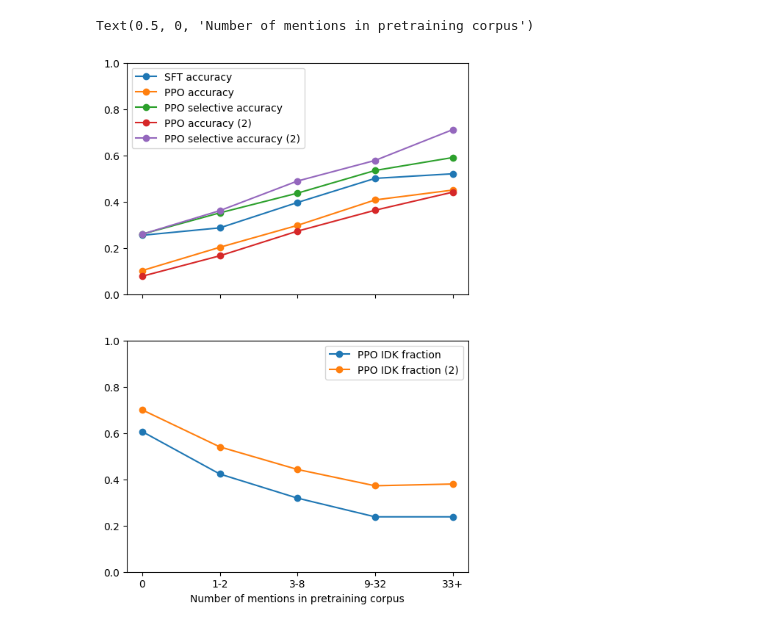
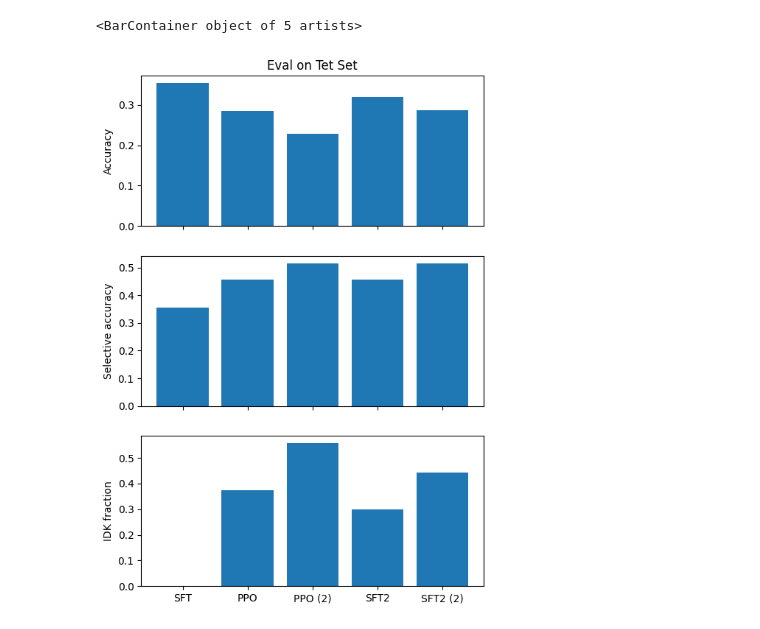
Before and after one commit to katiekang1998/llm_hallucinations, a Jupyter notebook: examples/analysis_new_ood_ctrex.ipynb, the cells around one changed output. Saved outputs shown, nothing was run; the diff lists cells and outputs as text; code cells hidden in the pictures.

```diff
--- a/examples/analysis_new_ood_ctrex.ipynb
+++ b/examples/analysis_new_ood_ctrex.ipynb
@@ -11,0 +382,21 @@ files = ["custom_trex/"+f+".npy" for f in files]
+# %%
+#make 3 subplots
+
+fig, (ax1, ax2, ax3) = plt.subplots(3, 1, figsize=(6, 9), sharex=True)
+
+ax1.set_ylabel("Accuracy")
+acccuracies = [generation_categories_sft_test[:, 1].mean(), generation_categories_ppo_test[:, 1].mean(), generation_categories_ppo2_test[:, 1].mean(), generation_categories_sft2_test[:, 1].mean(), generation_categories_sft2_2_test[:, 1].mean()]
+ax1.bar(np.arange(len(acccuracies)), acccuracies, tick_label=["SFT", "PPO", "PPO (2)", "SFT2", "SFT2 (2)"])
+ax1.set_title("Eval on Tet Set")
+
+
+ax2.set_ylabel("Selective accuracy")
+selective_accuracies = [generation_categories_sft_test[:, 1].mean()/(1-generation_categories_sft_test[:, 3].mean()), generation_categories_ppo_test[:, 1].mean()/(1-generation_categories_ppo_test[:, 3].mean()), generation_categories_ppo2_test[:, 1].mean()/(1-generation_categories_ppo2_test[:, 3].mean()), generation_categories_sft2_test[:, 1].mean()/(1-generation_categories_sft2_test[:, 3].mean()), generation_categories_sft2_2_test[:, 1].mean()/(1-generation_categories_sft2_2_test[:, 3].mean())]
+ax2.bar(np.arange(len(selective_accuracies)), selective_accuracies, tick_label=["SFT", "PPO", "PPO (2)", "SFT2", "SFT2 (2)"])
+
+ax3.set_ylabel("IDK fraction")
+idk_fracs = [generation_categories_sft_test[:, 3].mean(), generation_categories_ppo_test[:, 3].mean(), generation_categories_ppo2_test[:, 3].mean(), generation_categories_sft2_test[:, 3].mean(), generation_categories_sft2_2_test[:, 3].mean()]
+ax3.bar(np.arange(len(idk_fracs)), idk_fracs, tick_label=["SFT", "PPO", "PPO (2)", "SFT2", "SFT2 (2)"])
+# %% [output]
+<BarContainer object of 5 artists>
+[figure, added]
@@ -40,23 +432,0 @@ for i in range(len(files)):
-# %%
-# make 2 subplots vertical
-fig, (ax1, ax2) = plt.subplots(2, 1, figsize=(6, 9), sharex=True)
-ax1.plot(sft_accuracies, "o-", label="SFT accuracy")
-ax1.plot(ppo_accuracies, "o-", label="PPO accuracy")
-ax1.plot(ppo_selective_accuracies, "o-",label="PPO selective accuracy")
-ax1.plot(ppo_accuracies2, "o-", label="PPO accuracy (2)")
-ax1.plot(ppo_selective_accuracies2, "o-",label="PPO selective accuracy (2)")
-
-ax1.set_ylim(0, 1)
-ax1.legend()
-
-ax2.plot(ppo_idk_fracs, "o-",label="PPO IDK fraction")
-ax2.plot(ppo_idk_fracs2, "o-",label="PPO IDK fraction (2)")
-ax2.set_ylim(0, 1)
-ax2.legend()
-
-ax2.set_xticks(np.arange(len(num_mentions)))
-ax2.set_xticklabels(num_mentions)
-ax2.set_xlabel("Number of mentions in pretraining corpus")
-# %% [output]
-Text(0.5, 0, 'Number of mentions in pretraining corpus')
-[figure, removed]
```
Also changed, not shown: parts of 13 cells of this notebook, 34 other files.
